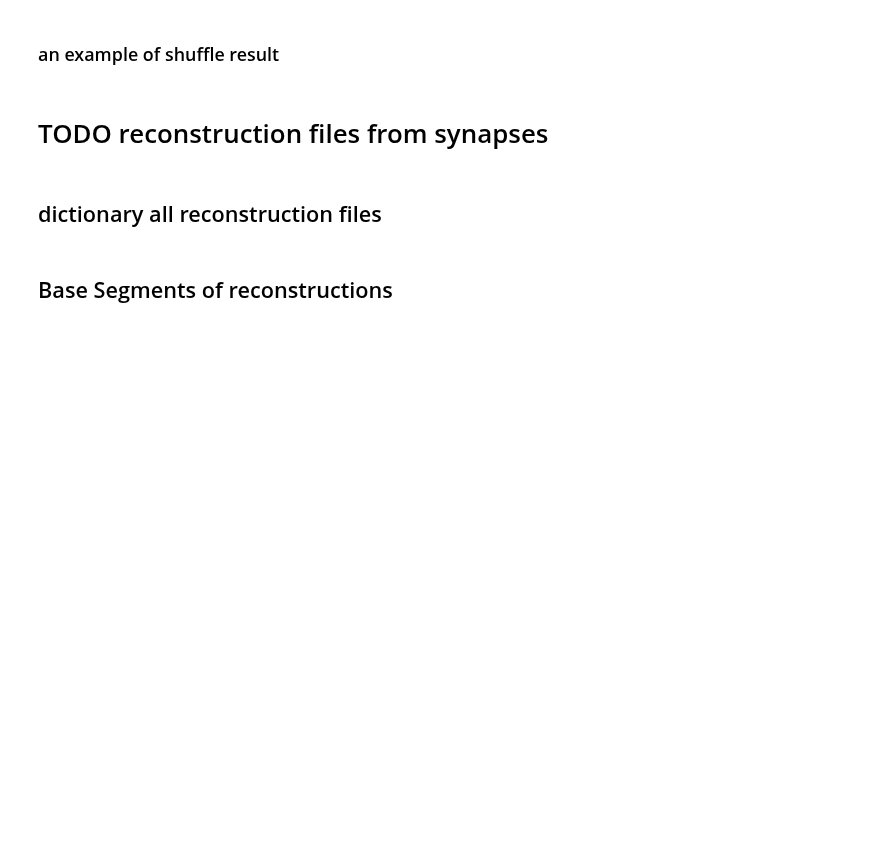
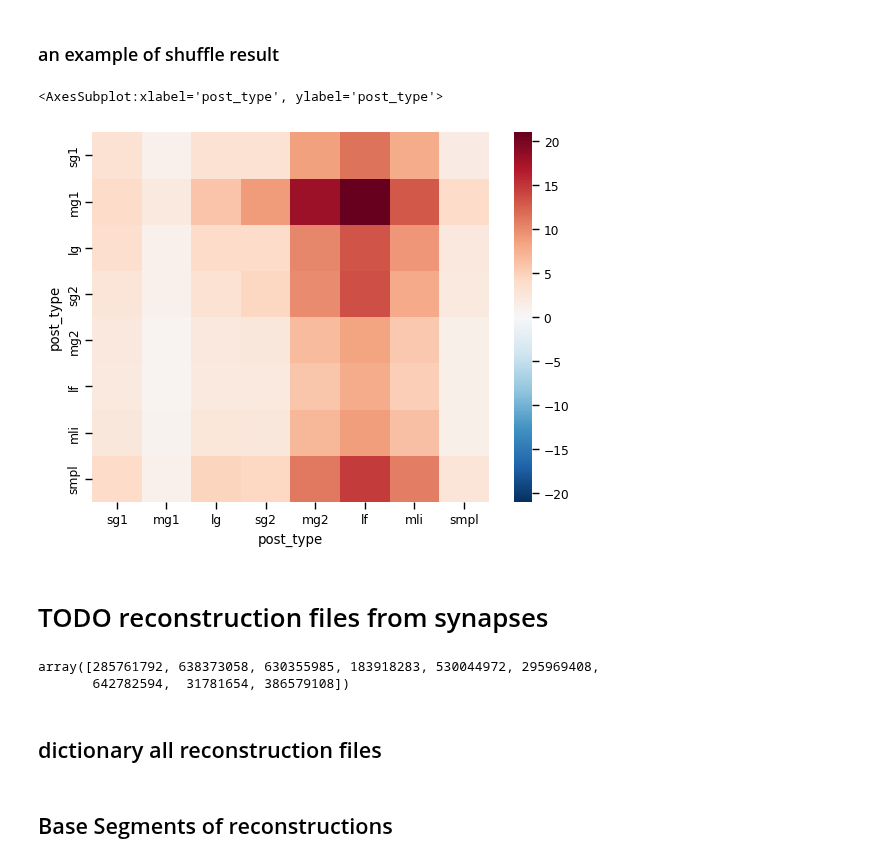
Before and after one commit to neurologic/eCREST, a Jupyter notebook: Notebooks_Jupyter/PE.ipynb, the cells around one changed output. Saved outputs shown, nothing was run; the diff lists cells and outputs as text; code cells hidden in the pictures; blank space fills up the shorter version.

```diff
--- a/Notebooks_Jupyter/PE.ipynb
+++ b/Notebooks_Jupyter/PE.ipynb
@@ -566,40 +723,43 @@ sns.heatmap(df_reordered,
 # %%
 
 df_syn_shuff = deepcopy(df_syn)
-mask = df_syn_shuff['pre_type'].isin(included_groups) & df_syn_shuff['post_type'].isin(['sg1','mg1','lg','sg2','mg2','lf'])  # Filter out rows with post_type not in post_types_order and pre_tyep not in pre_types_order
+mask = df_syn_shuff['post_type'].isin(['sg1','mg1','lg','sg2','mg2','lf','mli','smpl'])  # Filter out rows with post_type not in post_types_order and pre_tyep not in pre_types_order
 df_syn_shuff = df_syn_shuff[mask]
 # Shuffle the dataframe
 # df_syn_rand.loc[:,['pre']] = df_syn_rand['pre'].sample(frac = 1).values ## *** this does not work unless you re-type the pre_type column after***
 shuff_rows = df_syn_shuff[['pre','x','y','z','pre_type']].sample(frac = 1)
 df_syn_shuff.loc[:,['pre']] = shuff_rows['pre'].values
 df_syn_shuff.loc[:,['x']] = shuff_rows['x'].values
 df_syn_shuff.loc[:,['y']] = shuff_rows['y'].values
 df_syn_shuff.loc[:,['z']] = shuff_rows['z'].values
-df_syn_shuff.loc[:,['y_adj']] = shuff_rows['y_adj'].values
+# df_syn_shuff.loc[:,['y_adj']] = shuff_rows['y_adj'].values
 df_syn_shuff.loc[:,['pre_type']] = shuff_rows['pre_type'].values
 
 df_edges_shuff=df_edges_shuff[['pre','post','pre_type','post_type']].value_counts().reset_index(name='weight')
 #df_syn_shuff.drop(['Unnamed: 0','x','y','z','y_adj','structure'],axis=1).value_counts().reset_index(name='weight')
 
 result_,order = get_conditional_output(df_edges_shuff)
 
 cond_input_mat = pd.DataFrame(result_,columns = df_map.columns, index = df_map.columns)
 
 # Define the desired order
-order = ['sg1','mg1','lg','sg2','mg2','lf']
+order = ['sg1','mg1','lg','sg2','mg2','lf','mli','smpl']
 
 # Reorder rows and columns
 df_reordered=cond_input_mat.reindex(index=order, columns=order)
 
 # Ensure the color range is centered around 0
 vmin = -max(abs(df_reordered.min().min()), abs(df_reordered.max().max()))
 vmax = -vmin
 
 sns.heatmap(df_reordered,
     cmap="RdBu_r",  # Diverging colormap from red to blue
     vmin=vmin,
     vmax=vmax,
     center=0)
+# %% [output]
+<AxesSubplot:xlabel='post_type', ylabel='post_type'>
+[figure, added]
 # %% [markdown]
 # TODO reconstruction files from synapses
 # %%
@@ -608,6 +766,11 @@ syn_to_find = set()
 syn_type = 'post-synaptic'#'spine_inputs' #
 
 vx_sizes = [16, 16, 30]
+# %%
+df_edges['pre'].unique()
+# %% [output]
+array([285761792, 638373058, 630355985, 183918283, 530044972, 295969408,
+       642782594,  31781654, 386579108])
 # %% [markdown]
 ## dictionary all reconstruction files
 # %%
```
Also changed, not shown: parts of 69 cells of this notebook, 3 other files.
